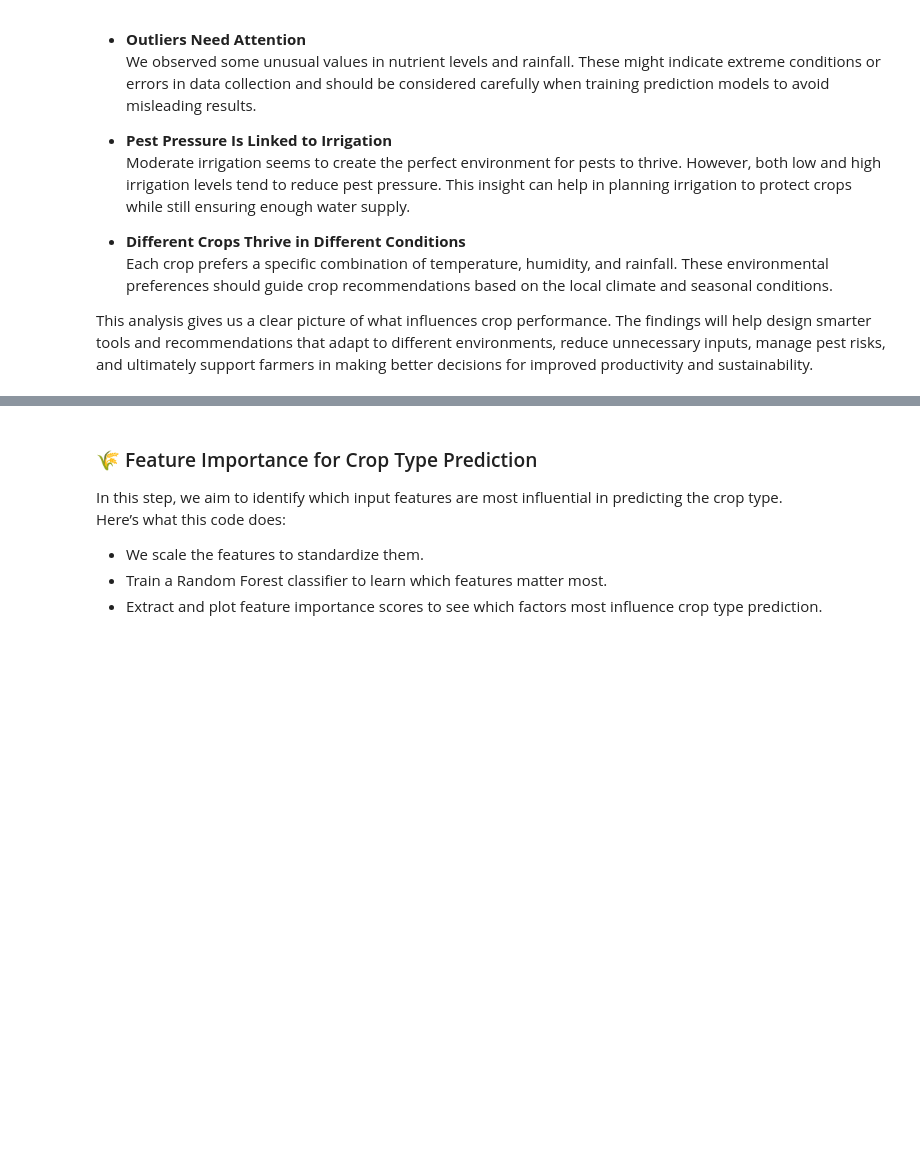
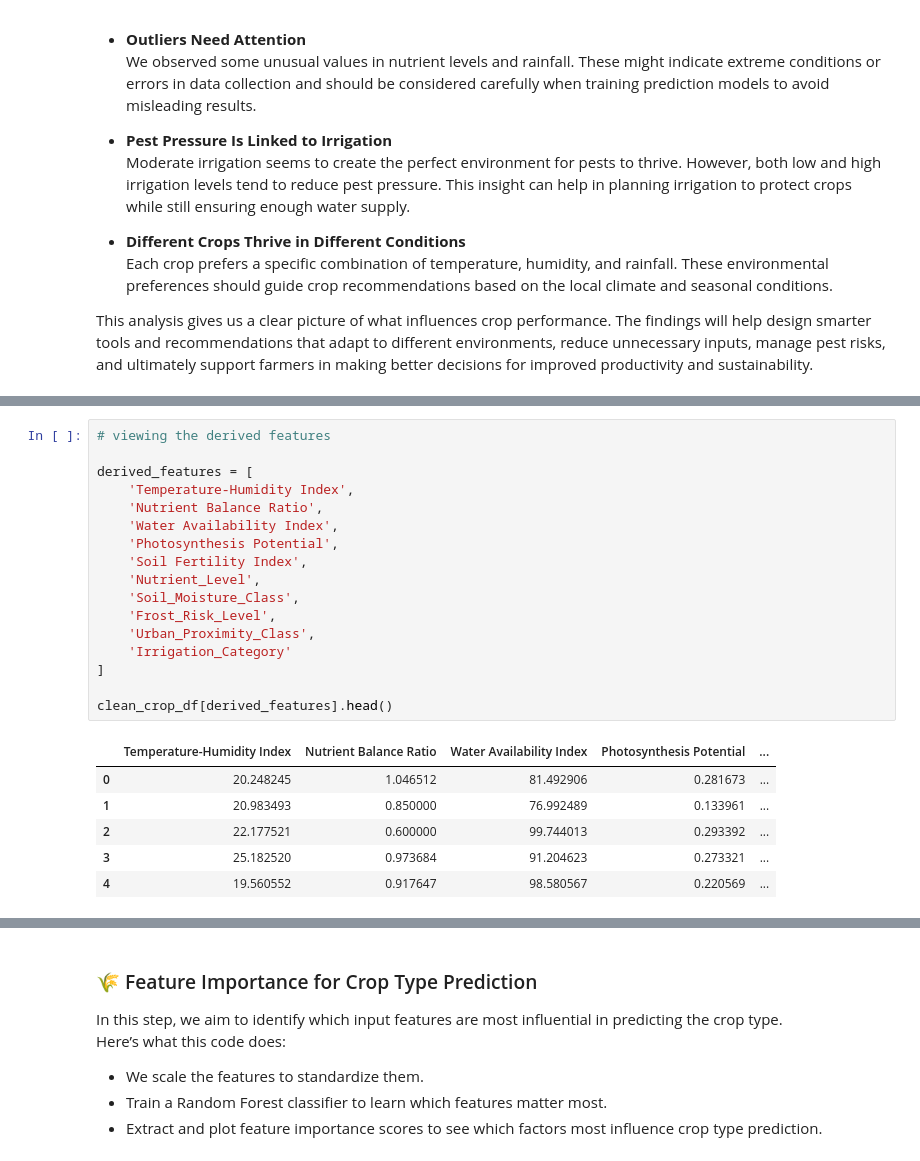
Before and after one commit to JaisreeMK-15/Crop-yield-prediction-and-recommendation, a Jupyter notebook: Crop prediction and recommendation.ipynb, the cells around one changed output, grey strips where cells are left out. Cells and saved outputs as stored; diff of their text form; blank space fills up the shorter version.

```diff
--- a/Crop prediction and recommendation.ipynb
+++ b/Crop prediction and recommendation.ipynb
@@ -618,0 +677,24 @@ This analysis gives us a clear picture of what influences crop performance. The
+# %%
+# viewing the derived features
+
+derived_features = [
+    'Temperature-Humidity Index',
+    'Nutrient Balance Ratio',
+    'Water Availability Index',
+    'Photosynthesis Potential',
+    'Soil Fertility Index',
+    'Nutrient_Level',
+    'Soil_Moisture_Class',
+    'Frost_Risk_Level',
+    'Urban_Proximity_Class',
+    'Irrigation_Category'
+]
+
+clean_crop_df[derived_features].head()
+# %% [output]
+|  | Temperature-Humidity Index | Nutrient Balance Ratio | Water Availability Index | Photosynthesis Potential | ... |
+| 0 | 20.248245 | 1.046512 | 81.492906 | 0.281673 | ... |
+| 1 | 20.983493 | 0.850000 | 76.992489 | 0.133961 | ... |
+| 2 | 22.177521 | 0.600000 | 99.744013 | 0.293392 | ... |
+| 3 | 25.182520 | 0.973684 | 91.204623 | 0.273321 | ... |
+| 4 | 19.560552 | 0.917647 | 98.580567 | 0.220569 | ... |
```
Also changed, not shown: parts of 36 cells of this notebook.
